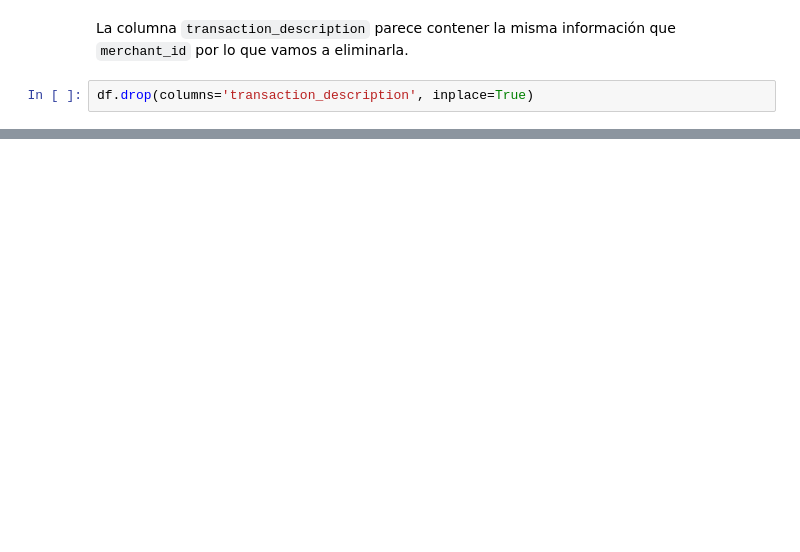
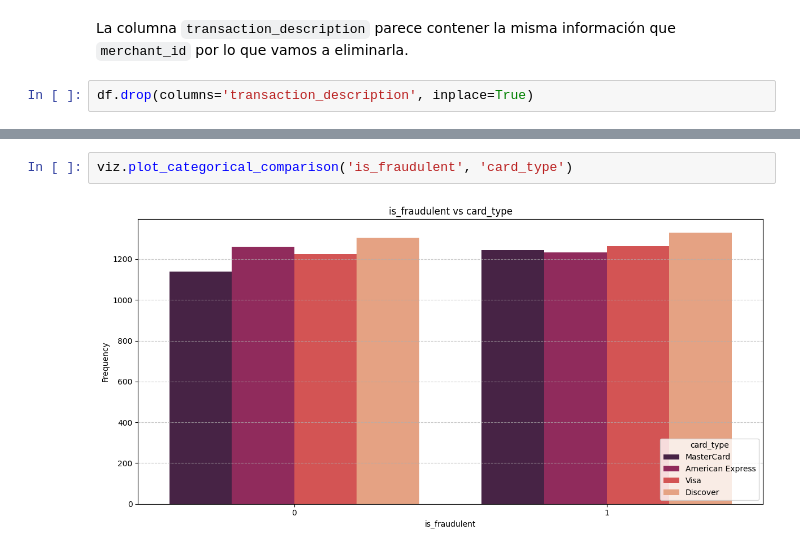
Before and after one commit to SupernovaIa/Project-ML-FraudulentTransactionDetection, a Jupyter notebook: notebook/01-EDA.ipynb, the cells around one changed output, grey strips where cells are left out. Cells and saved outputs as stored; diff of their text form; blank space fills up the shorter version.

```diff
--- a/notebook/01-EDA.ipynb
+++ b/notebook/01-EDA.ipynb
@@ -143,0 +157,4 @@ viz.plot_categoricas()
+# %%
+viz.plot_categorical_comparison('is_fraudulent', 'card_type')
+# %% [output]
+[figure, added]
```
Also changed, not shown: parts of 28 cells of this notebook, 1 other file.
